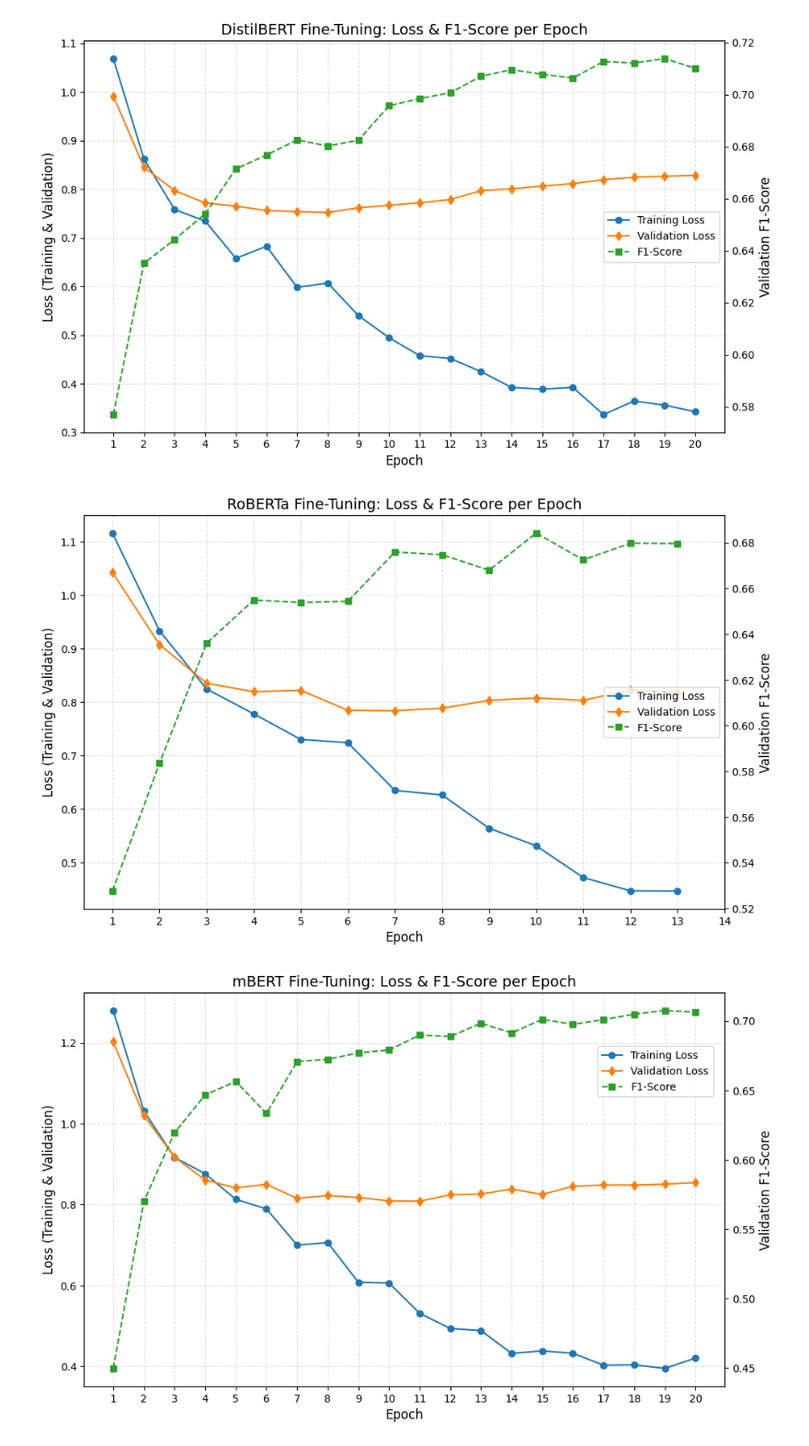
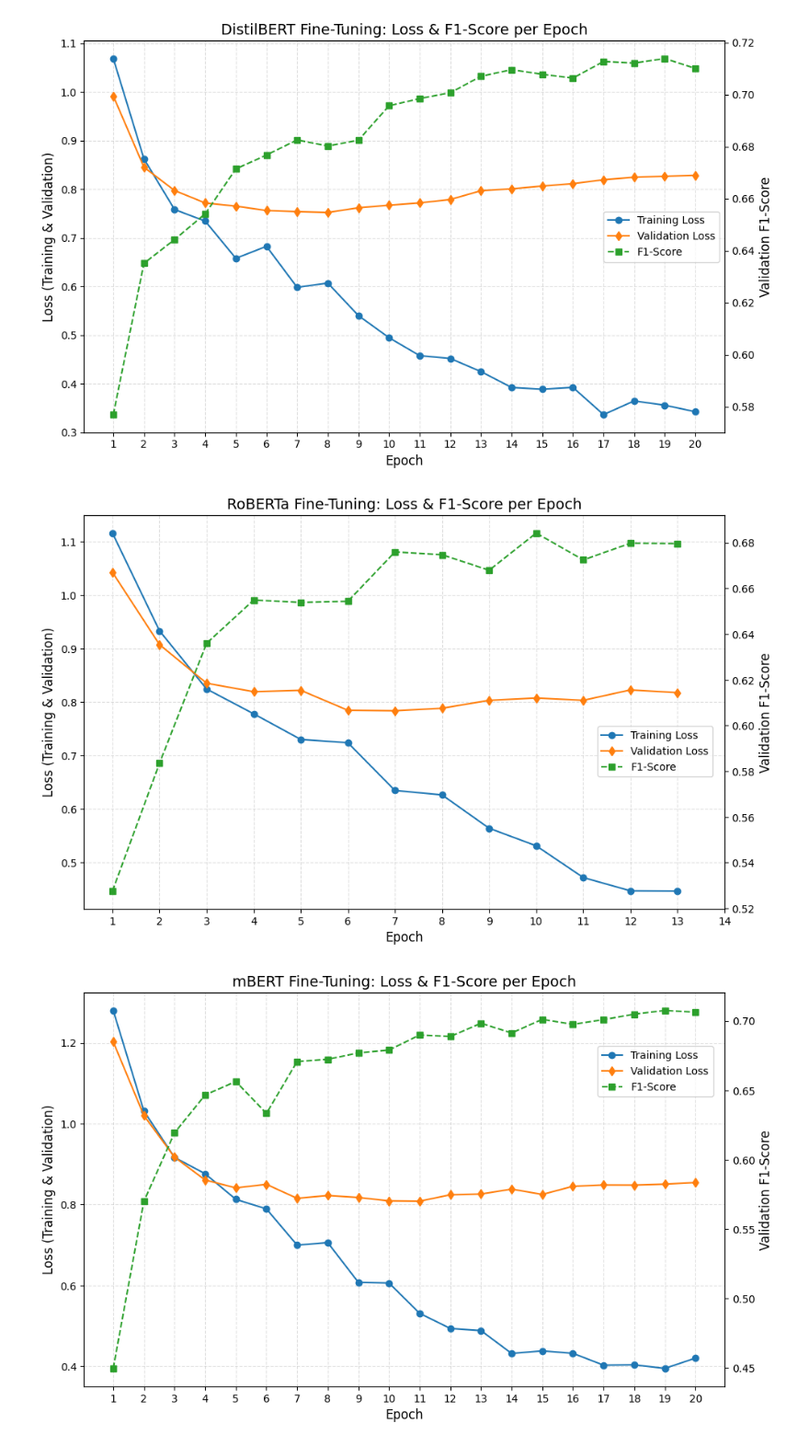
Before and after one commit to RasyadBima15/Multiclass-Emotion-Classification-on-Indonesian-Product-Reviews, a Jupyter notebook: Result/General/code.ipynb, the cells around one changed output. Shown at 92% size. Saved outputs shown, nothing was run; the diff lists cells and outputs as text; code cells hidden in the pictures.

Commit message:
fix legend

```diff
--- a/Result/General/code.ipynb
+++ b/Result/General/code.ipynb
@@ -716,35 +716,35 @@ x_axis = np.arange(1, 15)
 # Plot Training Loss
 color_train = '#1F77B4' # Biru
 ax1.set_xlabel('Epoch', fontsize=12)
 ax1.set_ylabel('Loss (Training & Validation)', fontsize=12)
 ax1.plot(df["Epoch"], df["Training Loss"], marker='o', linestyle='-', label='Training Loss')
 
 # Plot Validation Loss
 color_val =  '#FF7F0E' # Oranye
 ax1.plot(df["Epoch"], df["Validation Loss"], marker='d', linestyle='-', color=color_val, label='Validation Loss')
 ax1.tick_params(axis='y') # Warna ticks Y1 tetap pada warna Loss
 
 # --- Sumbu Y Kanan (ax2): F1-Score ---
 ax2 = ax1.twinx()
 color_f1 = '#2CA02C' # Hijau
 ax2.set_ylabel('Validation F1-Score', fontsize=12)
 ax2.plot(df["Epoch"], df["F1"], marker='s', linestyle='--', color=color_f1, label='F1-Score')
 ax2.tick_params(axis='y')
 
 # Pengaturan tambahan
 ax1.set_xticks(x_axis)
 ax1.grid(True, linestyle='--', alpha=0.4)
 fig.tight_layout()
 plt.title("RoBERTa Fine-Tuning: Loss & F1-Score per Epoch", fontsize=14)
 
 # Menambahkan legend dari kedua sumbu
 lines, labels = ax1.get_legend_handles_labels()
 lines2, labels2 = ax2.get_legend_handles_labels()
-ax2.legend(lines + lines2, labels + labels2, loc='center right')
+ax2.legend(lines + lines2, labels + labels2, loc='center right', bbox_to_anchor=(0.99, 0.40))
 
 plt.show()
 # %% [output]
-[figure, old version]
+[figure, new version]
 # %%
 import matplotlib.pyplot as plt
 import pandas as pd
```
